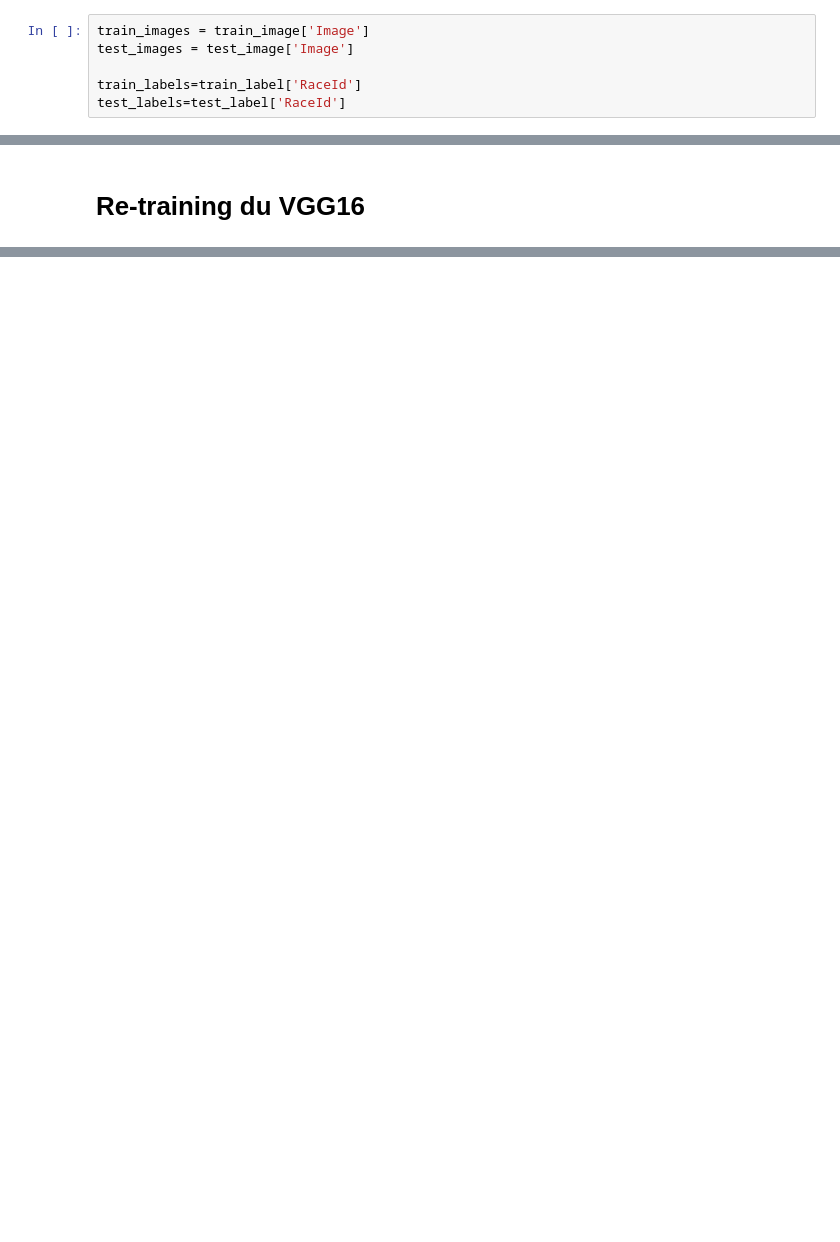
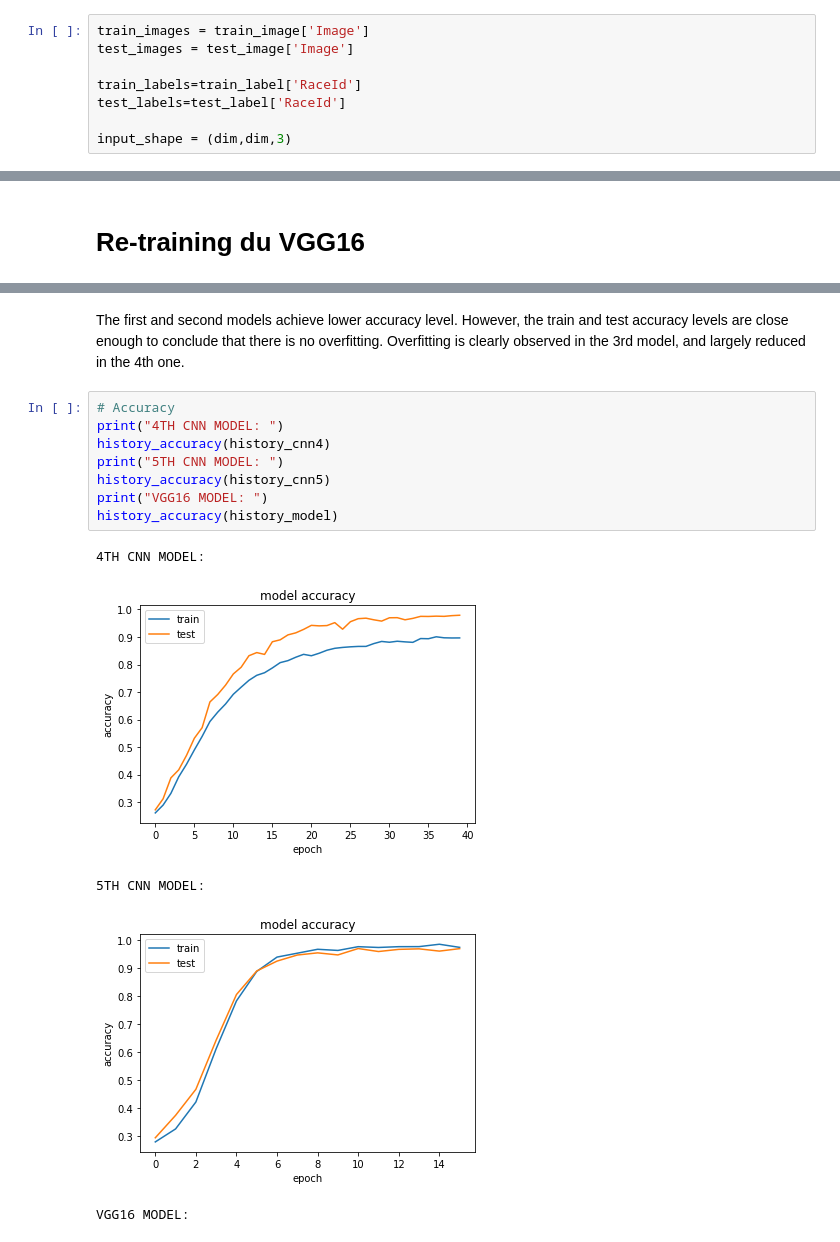
Before and after one commit to AntoineGoubert/Projet-6, a Jupyter notebook: test2.ipynb, the cells around one changed output, grey strips where cells are left out. Cells and saved outputs as stored; diff of their text form; blank space fills up the shorter version.

```diff
--- a/test2.ipynb
+++ b/test2.ipynb
@@ -204,3 +204,5 @@ test_images = test_image['Image']
 
 train_labels=train_label['RaceId']
 test_labels=test_label['RaceId']
+
+input_shape = (dim,dim,3)
@@ -469,0 +580,17 @@ print('Test accuracy:', score_model[1])
+# %% [markdown]
+The first and second models achieve lower accuracy level. However, the train and test accuracy levels are close enough to conclude that there is no overfitting.
+Overfitting is clearly observed in the 3rd model, and largely reduced in the 4th one.
+# %%
+# Accuracy
+print("4TH CNN MODEL: ")
+history_accuracy(history_cnn4)
+print("5TH CNN MODEL: ")
+history_accuracy(history_cnn5)
+print("VGG16 MODEL: ")
+history_accuracy(history_model)
+# %% [output]
+4TH CNN MODEL:
+[figure, added]
+5TH CNN MODEL:
+[figure, added]
+VGG16 MODEL:
```
Also changed, not shown: parts of 47 cells of this notebook, 9 other files.
